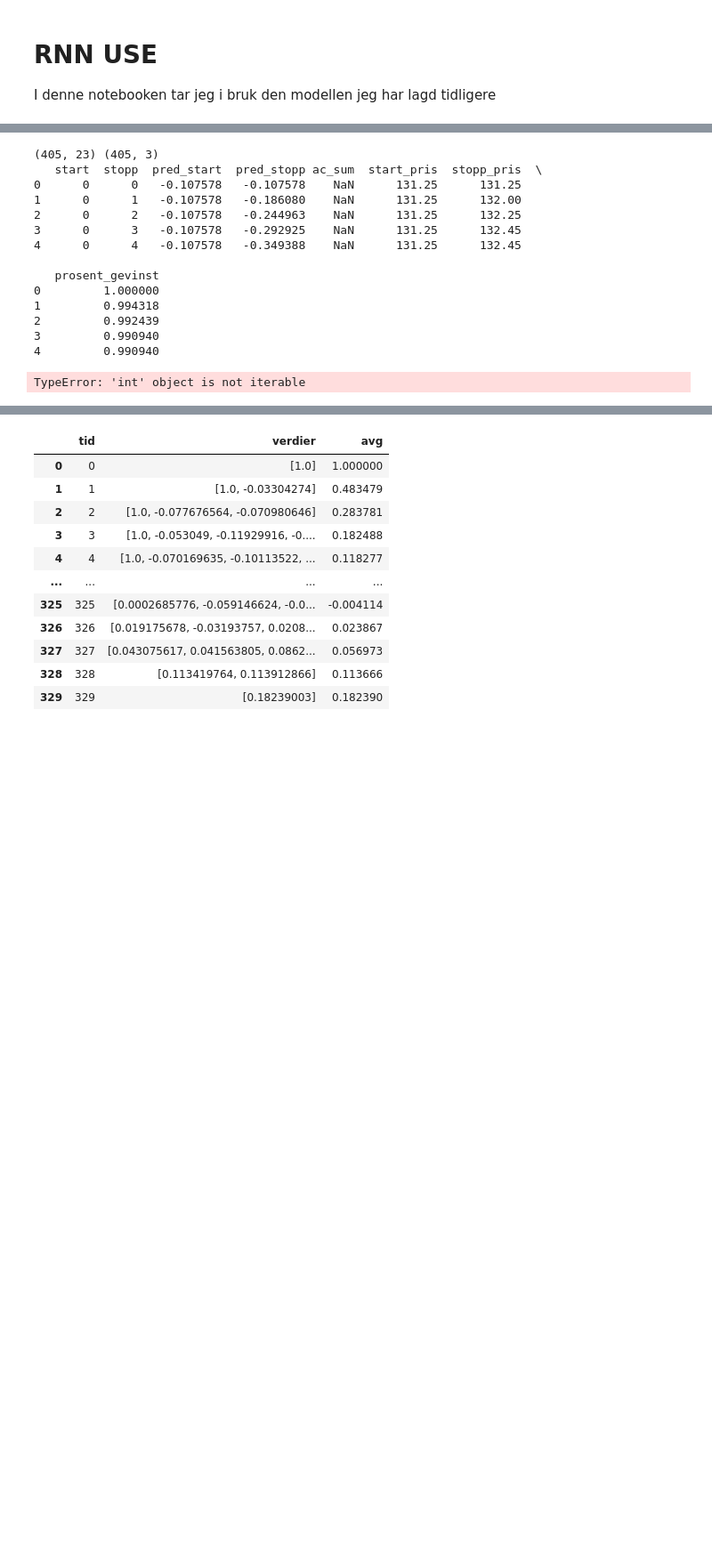
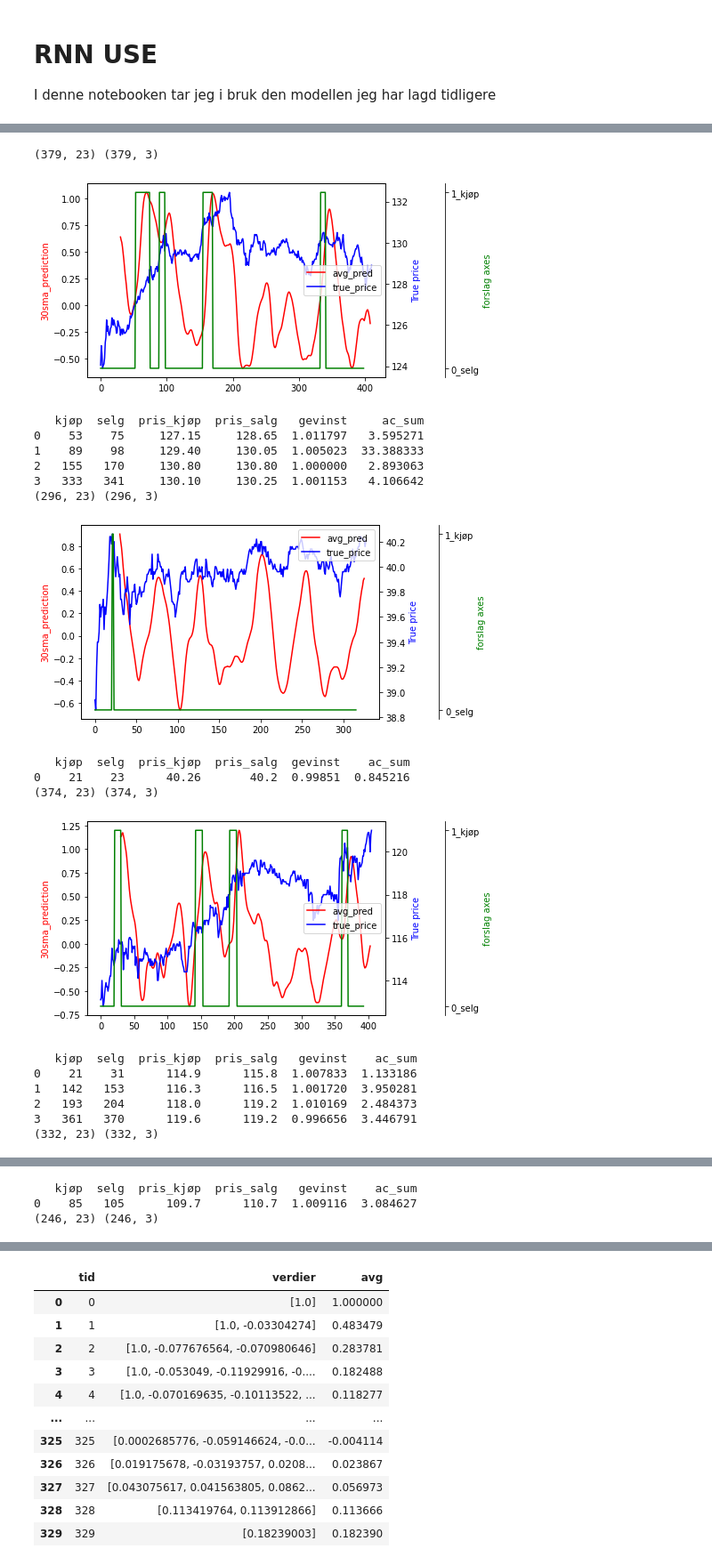
Before and after one commit to stianteien/instradag, a Jupyter notebook: RNN_use.ipynb, the cells around one changed output, grey strips where cells are left out. Shown at 89% size. Saved outputs shown, nothing was run; the diff lists cells and outputs as text; code cells hidden in the pictures; blank space fills up the shorter version.

```diff
--- a/RNN_use.ipynb
+++ b/RNN_use.ipynb
@@ -23,10 +23,11 @@ from lib.make_ready import make_ready
 def evaluate_trade(data, df_pred, prediciton, look_forward):
 
     # Trenger på en eller annen måte å finne ut hvilke kjøp/selg paramtere som er gode
-    best_param = pd.DataFrame(columns=['start', 'stopp', 'pred_start', 'pred_stopp',
+    best_param = pd.DataFrame(columns=['start', 'stopp', 'lengde', 'pred_start', 'pred_stopp',
                                        'ac_sum', 'start_pris', 'stopp_pris', 'prosent_gevinst'])
     best_start = []
     best_stopp = []
+    best_lengde = []
     best_pred_start = []
     best_pred_stopp = []
     best_ac_sum = []
@@ -47,30 +48,36 @@ def evaluate_trade(data, df_pred, prediciton, look_forward):
         for j in range(i, len(df_pred.avg)):
             best_start.append(i)
             best_stopp.append(j)
+            best_lengde.append(j-i)
 
             best_pred_start.append(df_pred.avg[i])
             best_pred_stopp.append(df_pred.avg[j])
 
             best_start_pris.append(data.open[i])
             best_stopp_pris.append(data.open[j])
-            best_prosent_gevinst.append(data.open[i]/data.open[j])
+            best_prosent_gevinst.append(data.open[j]/data.open[i])
 
     best_param['start'] = best_start
     best_param['stopp'] = best_stopp
+    best_param['lengde'] = best_lengde
     best_param['pred_start'] = best_pred_start
     best_param['pred_stopp'] = best_pred_stopp
     best_param['start_pris'] = best_start_pris
     best_param['stopp_pris'] = best_stopp_pris
     best_param['prosent_gevinst'] = best_prosent_gevinst
 
-    best_param.sort_values(by=['prosent_gevinst'])
-    print(best_param.head(5))
+    best_param = best_param.sort_values(by=['prosent_gevinst'], ascending=False)
+    best_param = best_param[best_param.lengde > 10]
+    best_param = best_param[best_param.lengde < 60]
+    #print(best_param.head(15))
+    #plt.plot(best_data.open)
+    #plt.show()
 
 
     #    if ix > 32:
     #        for j in
 
-    return 0
+    #return 0
 
 
     fig, ax1 = plt.subplots()
@@ -103,7 +110,7 @@ def evaluate_trade(data, df_pred, prediciton, look_forward):
             else:
                 ac_sum = 0
 
-            if pred > 0.5 and ac_sum > 15:
+            if pred > 0.75:
                 forslag.append('1_kjøp')
                 if bytteswitch:
                     bytte_ac_sum.append(ac_sum)
@@ -157,6 +164,6 @@ def add_data(word):
     ordet = 'data/' + word
     return ordet
 # %%
-filer = list(map(add_data, os.listdir('data/')))[20:25] # test 54:60
+filer = list(map(add_data, os.listdir('data/')))[24:30] # test 54:60
 data = make_ready().use_stockstats(filer)
 # %% [output]
@@ -193,26 +202,30 @@ model = keras.models.load_model('models/rnn_model.h5')
 # %%
 cash = [100]
 for i,stockdata in enumerate(data):
     prediciton = model.predict(dataxes[i])
     df_pred = evaluate_trades().prepare_evaluate_trade(prediciton)
     gevinst = evaluate_trade(stockdata, df_pred, prediciton, look_forward)
-    for j in gevinst:
-        cash.append(cash[-1]*j)
+    #for j in gevinst:
+    #    cash.append(cash[-1]*j)
 
 print(cash)
 # %% [output]
-(405, 23) (405, 3)
-   start  stopp  pred_start  pred_stopp ac_sum  start_pris  stopp_pris  \
-0      0      0   -0.107578   -0.107578    NaN      131.25      131.25
-1      0      1   -0.107578   -0.186080    NaN      131.25      132.00
-2      0      2   -0.107578   -0.244963    NaN      131.25      132.25
-3      0      3   -0.107578   -0.292925    NaN      131.25      132.45
-4      0      4   -0.107578   -0.349388    NaN      131.25      132.45
-
-   prosent_gevinst
-0         1.000000
-1         0.994318
-2         0.992439
-3         0.990940
-4         0.990940
+(379, 23) (379, 3)
+[figure, added]
-TypeError: 'int' object is not iterable
+   kjøp  selg  pris_kjøp  pris_salg   gevinst     ac_sum
+0    53    75     127.15     128.65  1.011797   3.595271
+1    89    98     129.40     130.05  1.005023  33.388333
+2   155   170     130.80     130.80  1.000000   2.893063
+3   333   341     130.10     130.25  1.001153   4.106642
+(296, 23) (296, 3)
+[figure, added]
+   kjøp  selg  pris_kjøp  pris_salg  gevinst    ac_sum
+0    21    23      40.26       40.2  0.99851  0.845216
+(374, 23) (374, 3)
+[figure, added]
+   kjøp  selg  pris_kjøp  pris_salg   gevinst    ac_sum
+0    21    31      114.9      115.8  1.007833  1.133186
+1   142   153      116.3      116.5  1.001720  3.950281
+2   193   204      118.0      119.2  1.010169  2.484373
+3   361   370      119.6      119.2  0.996656  3.446791
+(332, 23) (332, 3)
@@ -218,0 +233,3 @@ TypeError: 'int' object is not iterable
+   kjøp  selg  pris_kjøp  pris_salg   gevinst    ac_sum
+0    85   105      109.7      110.7  1.009116  3.084627
+(246, 23) (246, 3)
```
Also changed, not shown: parts of 2 cells of this notebook, 1 other file.
